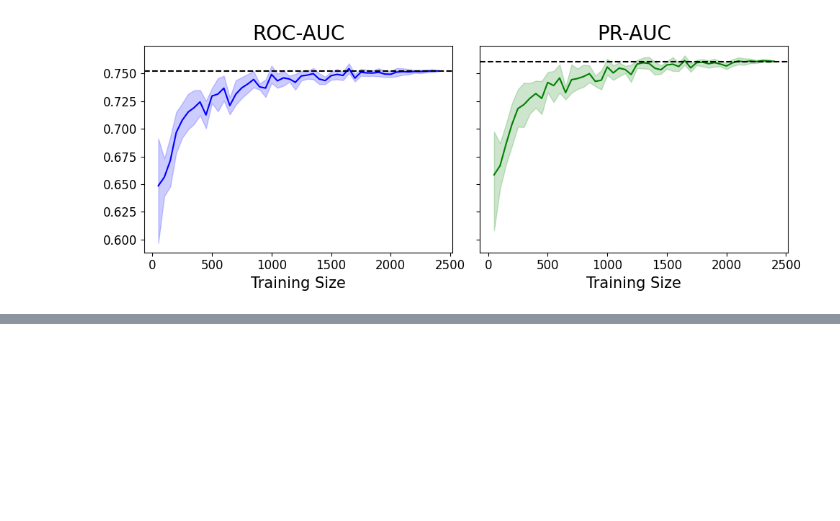
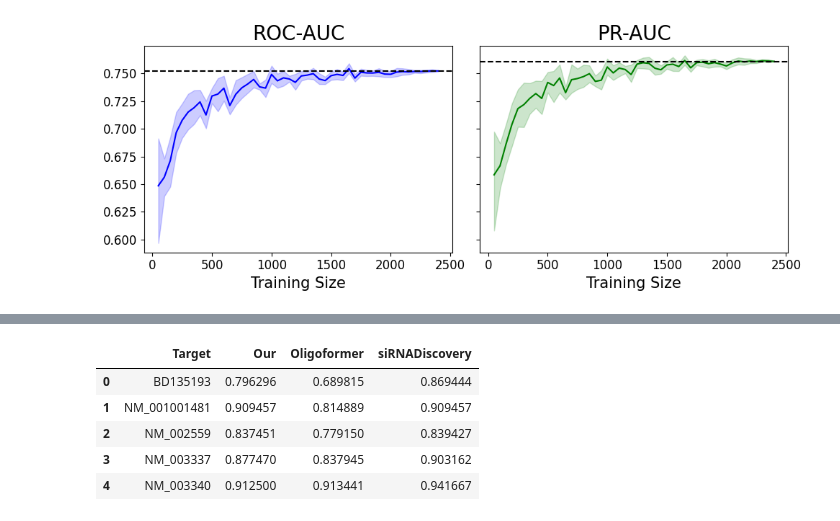
Before and after one commit to apkrfi/unMod-siRNA-Pred, a Jupyter notebook: Check_Performance.ipynb, the cells around one changed output, grey strips where cells are left out. Saved outputs shown, nothing was run; the diff lists cells and outputs as text; code cells hidden in the pictures; blank space fills up the shorter version.

```diff
--- a/Check_Performance.ipynb
+++ b/Check_Performance.ipynb
@@ -750,0 +804,11 @@ plt.show()
+# %%
+dfs = [logo_our.set_index('Target')['AUC'], logo_oligoformer.set_index('Target')['ROC-AUC'], logo_sirnadisc.set_index('Target')['AUC']]
+final = pd.concat(dfs, axis=1, keys=['Our','Oligoformer','siRNADiscovery']).reset_index()
+final.head(5)
+# %% [output]
+|  | Target | Our | Oligoformer | siRNADiscovery |
+| 0 | BD135193 | 0.796296 | 0.689815 | 0.869444 |
+| 1 | NM_001001481 | 0.909457 | 0.814889 | 0.909457 |
+| 2 | NM_002559 | 0.837451 | 0.779150 | 0.839427 |
+| 3 | NM_003337 | 0.877470 | 0.837945 | 0.903162 |
+| 4 | NM_003340 | 0.912500 | 0.913441 | 0.941667 |
```
Also changed, not shown: parts of 10 cells of this notebook, 23 other files.
